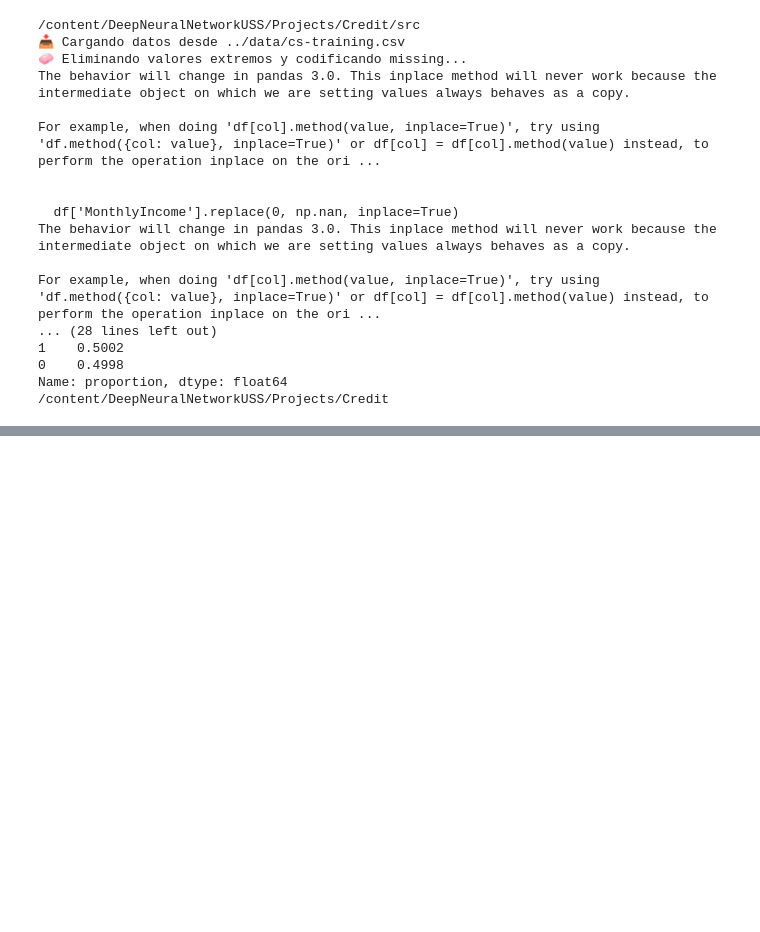
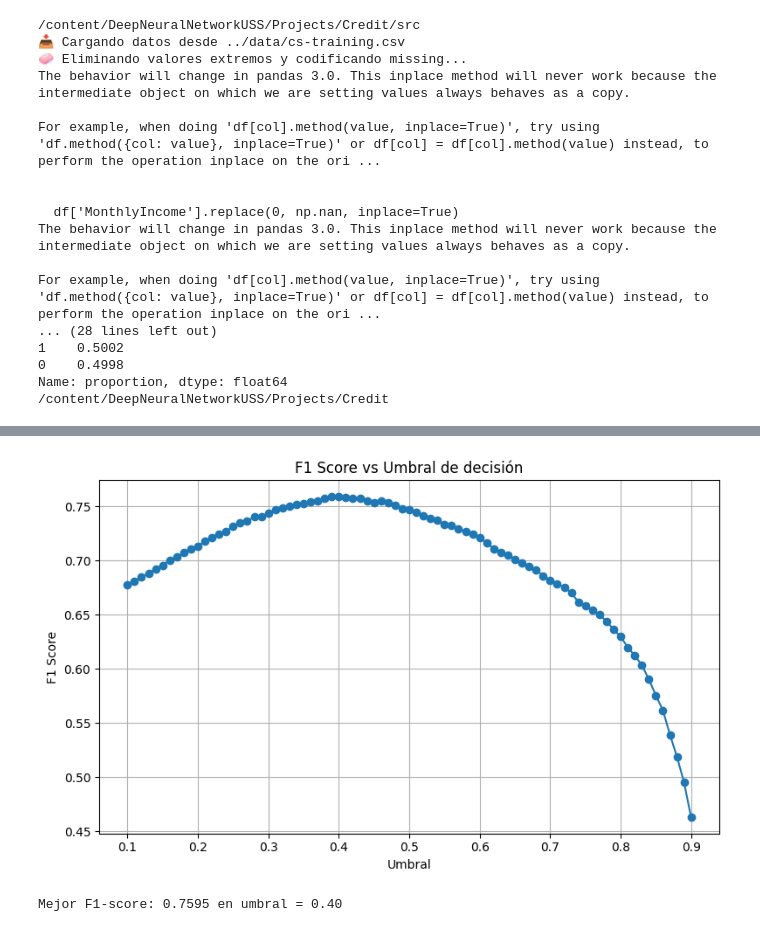
Before and after one commit to solivare/DeepNeuralNetworkUSS, a Jupyter notebook: Projects/Credit/notebooks/runColab.ipynb, the cells around one changed output, grey strips where cells are left out. Drawn from its saved outputs; the diff is of its cells as text; code cells hidden in the pictures; blank space fills up the shorter version.

```diff
--- a/Projects/Credit/notebooks/runColab.ipynb
+++ b/Projects/Credit/notebooks/runColab.ipynb
@@ -168,0 +146,34 @@ display.display(metrics_table)
+# %%
+import numpy as np
+import matplotlib.pyplot as plt
+from sklearn.metrics import f1_score
+
+# Asegúrate de tener cargado el modelo previamente:
+# nn_model = load_model("models/nn_model.keras")
+
+# Generar predicciones de probabilidad
+y_proba_nn = nn_model.predict(X_test).flatten()
+
+# Función para encontrar el mejor umbral basado en F1-score
+def find_best_threshold(y_true, y_proba):
+    thresholds = np.linspace(0.1, 0.9, 81)
+    f1_scores = [f1_score(y_true, y_proba >= t) for t in thresholds]
+    best_idx = np.argmax(f1_scores)
+    best_threshold = thresholds[best_idx]
+
+    # Graficar F1-score vs umbral
+    plt.figure(figsize=(8, 5))
+    plt.plot(thresholds, f1_scores, marker='o')
+    plt.xlabel("Umbral")
+    plt.ylabel("F1 Score")
+    plt.title("F1 Score vs Umbral de decisión")
+    plt.grid(True)
+    plt.tight_layout()
+    plt.show()
+
+    print(f"Mejor F1-score: {f1_scores[best_idx]:.4f} en umbral = {best_threshold:.2f}")
+    return best_threshold
+
+# Ejecutar análisis
+best_threshold = find_best_threshold(y_test, y_proba_nn)
+# %% [output]
@@ -168,0 +181,2 @@ display.display(metrics_table)
+[figure, added]
+Mejor F1-score: 0.7595 en umbral = 0.40
```
Also changed, not shown: parts of 9 cells of this notebook.
